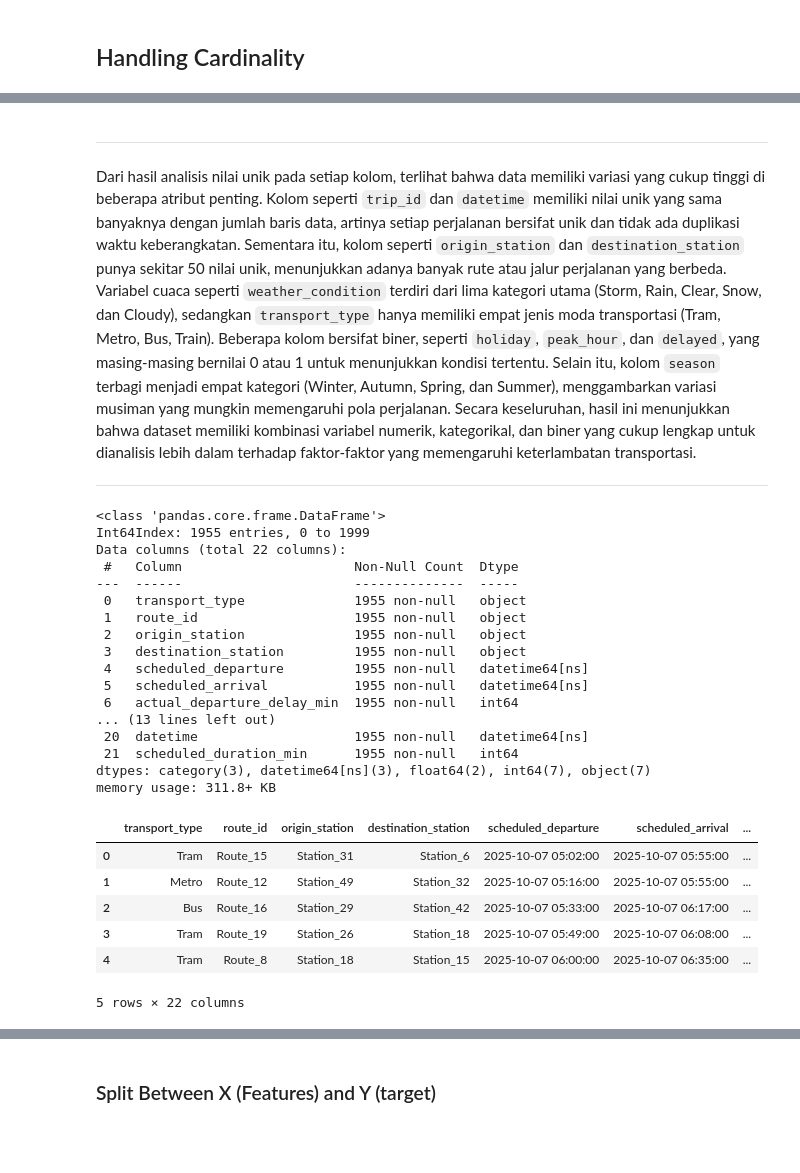
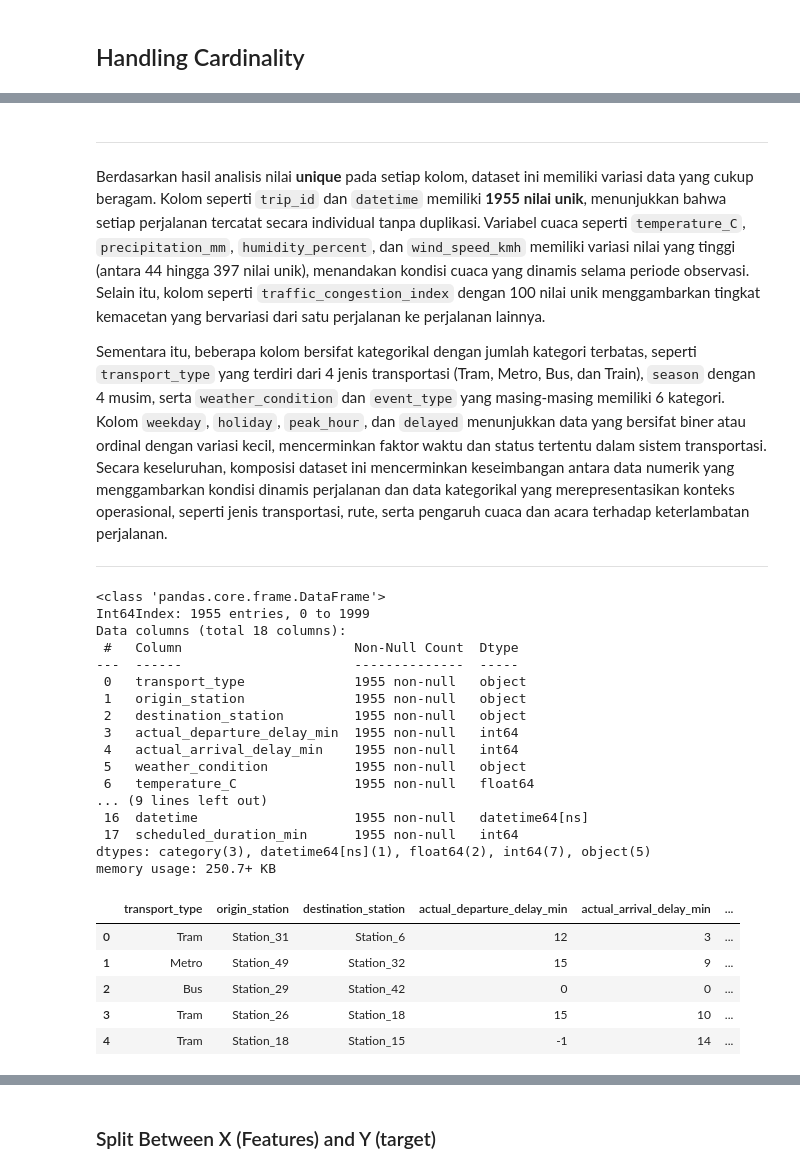
Before and after one commit to febrianaanggita/P2FINAL_PROJECT, a Jupyter notebook: Regres.ipynb, the cells around one changed output, grey strips where cells are left out. Drawn from its saved outputs; the diff is of its cells as text; code cells hidden in the pictures; blank space fills up the shorter version.

```diff
--- a/Regres.ipynb
+++ b/Regres.ipynb
@@ -130,0 +157,16 @@ df.head()
+# %%
+# Pastikan kolom sudah jadi datetime
+df['scheduled_departure'] = pd.to_datetime(df['scheduled_departure'])
+df['scheduled_arrival'] = pd.to_datetime(df['scheduled_arrival'])
+
+# Buat kolom baru untuk selisih waktu (dalam menit)
+df['scheduled_duration_min'] = (df['scheduled_arrival'] - df['scheduled_departure']).dt.total_seconds() / 60
+
+# Ganti nilai negatif jadi NaN
+df.loc[df['scheduled_duration_min'] <= 0, 'scheduled_duration_min'] = np.nan
+
+# Hapus kolom lama
+df.drop(columns=['scheduled_arrival', 'scheduled_departure'], inplace=True)
+
+# Tampilkan hasil awal
+df.head()
@@ -200,7 +250,7 @@ scheduled_duration_min        0
 dtype: int64
 # %%
 # Bulatkan hasilnya dan ubah ke int64
-df.loc[:, 'scheduled_duration_min'] = df['scheduled_duration_min'].round(0).astype('int64')
+df['scheduled_duration_min'] = df['scheduled_duration_min'].round(0).astype('int64')
 # %%
 # Pengecekan data Duplikat
 df.duplicated().sum()
@@ -292,50 +345,52 @@ display(cardinality)
 # %% [markdown]
 ---
-Dari hasil analisis nilai unik pada setiap kolom, terlihat bahwa data memiliki variasi yang cukup tinggi di beberapa atribut penting. Kolom seperti `trip_id` dan `datetime` memiliki nilai unik yang sama banyaknya dengan jumlah baris data, artinya setiap perjalanan bersifat unik dan tidak ada duplikasi waktu keberangkatan. Sementara itu, kolom seperti `origin_station` dan `destination_station` punya sekitar 50 nilai unik, menunjukkan adanya banyak rute atau jalur perjalanan yang berbeda. Variabel cuaca seperti `weather_condition` terdiri dari lima kategori utama (Storm, Rain, Clear, Snow, dan Cloudy), sedangkan `transport_type` hanya memiliki empat jenis moda transportasi (Tram, Metro, Bus, Train). Beberapa kolom bersifat biner, seperti `holiday`, `peak_hour`, dan `delayed`, yang masing-masing bernilai 0 atau 1 untuk menunjukkan kondisi tertentu. Selain itu, kolom `season` terbagi menjadi empat kategori (Winter, Autumn, Spring, dan Summer), menggambarkan variasi musiman yang mungkin memengaruhi pola perjalanan. Secara keseluruhan, hasil ini menunjukkan bahwa dataset memiliki kombinasi variabel numerik, kategorikal, dan biner yang cukup lengkap untuk dianalisis lebih dalam terhadap faktor-faktor yang memengaruhi keterlambatan transportasi.
+Berdasarkan hasil analisis nilai **unique** pada setiap kolom, dataset ini memiliki variasi data yang cukup beragam. Kolom seperti `trip_id` dan `datetime` memiliki **1955 nilai unik**, menunjukkan bahwa setiap perjalanan tercatat secara individual tanpa duplikasi. Variabel cuaca seperti `temperature_C`, `precipitation_mm`, `humidity_percent`, dan `wind_speed_kmh` memiliki variasi nilai yang tinggi (antara 44 hingga 397 nilai unik), menandakan kondisi cuaca yang dinamis selama periode observasi. Selain itu, kolom seperti `traffic_congestion_index` dengan 100 nilai unik menggambarkan tingkat kemacetan yang bervariasi dari satu perjalanan ke perjalanan lainnya.
+
+Sementara itu, beberapa kolom bersifat kategorikal dengan jumlah kategori terbatas, seperti `transport_type` yang terdiri dari 4 jenis transportasi (Tram, Metro, Bus, dan Train), `season` dengan 4 musim, serta `weather_condition` dan `event_type` yang masing-masing memiliki 6 kategori. Kolom `weekday`, `holiday`, `peak_hour`, dan `delayed` menunjukkan data yang bersifat biner atau ordinal dengan variasi kecil, mencerminkan faktor waktu dan status tertentu dalam sistem transportasi. Secara keseluruhan, komposisi dataset ini mencerminkan keseimbangan antara data numerik yang menggambarkan kondisi dinamis perjalanan dan data kategorikal yang merepresentasikan konteks operasional, seperti jenis transportasi, rute, serta pengaruh cuaca dan acara terhadap keterlambatan perjalanan.
+
 
 
 ---
 # %%
 # Kolom kategori (diskrit/biner)
 cat_cols = ['holiday', 'peak_hour', 'weekday']
 df[cat_cols] = df[cat_cols].astype('category')
 
 # Kolom numerik (kontinu)
 num_cols = [
     'actual_departure_delay_min', 'temperature_C', 'humidity_percent',
     'wind_speed_kmh', 'precipitation_mm', 'event_attendance_est',
     'traffic_congestion_index', 'scheduled_duration_min'
 ]
 
 # Drop kolom ID karena tidak memiliki makna prediktif
-drop_cols = ['trip_id', 'delayed' ]
+drop_cols = ['trip_id', 'delayed', 'route_id', 'event_type' ]
 df.drop(columns=drop_cols, inplace=True)
 
 # Cek ulang hasil
 df.info()
 df.head()
 # %% [output]
 <class 'pandas.core.frame.DataFrame'>
 Int64Index: 1955 entries, 0 to 1999
-Data columns (total 22 columns):
+Data columns (total 18 columns):
  #   Column                      Non-Null Count  Dtype
 ---  ------                      --------------  -----
  0   transport_type              1955 non-null   object
- 1   route_id                    1955 non-null   object
- 2   origin_station              1955 non-null   object
- 3   destination_station         1955 non-null   object
- 4   scheduled_departure         1955 non-null   datetime64[ns]
- 5   scheduled_arrival           1955 non-null   datetime64[ns]
- 6   actual_departure_delay_min  1955 non-null   int64
-... (13 lines left out)
- 20  datetime                    1955 non-null   datetime64[ns]
- 21  scheduled_duration_min      1955 non-null   int64
-dtypes: category(3), datetime64[ns](3), float64(2), int64(7), object(7)
-memory usage: 311.8+ KB
+ 1   origin_station              1955 non-null   object
+ 2   destination_station         1955 non-null   object
+ 3   actual_departure_delay_min  1955 non-null   int64
+ 4   actual_arrival_delay_min    1955 non-null   int64
+ 5   weather_condition           1955 non-null   object
+ 6   temperature_C               1955 non-null   float64
+... (9 lines left out)
+ 16  datetime                    1955 non-null   datetime64[ns]
+ 17  scheduled_duration_min      1955 non-null   int64
+dtypes: category(3), datetime64[ns](1), float64(2), int64(7), object(5)
+memory usage: 250.7+ KB
-|  | transport_type | route_id | origin_station | destination_station | scheduled_departure | scheduled_arrival | ... |
-| 0 | Tram | Route_15 | Station_31 | Station_6 | 2025-10-07 05:02:00 | 2025-10-07 05:55:00 | ... |
-| 1 | Metro | Route_12 | Station_49 | Station_32 | 2025-10-07 05:16:00 | 2025-10-07 05:55:00 | ... |
-| 2 | Bus | Route_16 | Station_29 | Station_42 | 2025-10-07 05:33:00 | 2025-10-07 06:17:00 | ... |
-| 3 | Tram | Route_19 | Station_26 | Station_18 | 2025-10-07 05:49:00 | 2025-10-07 06:08:00 | ... |
-| 4 | Tram | Route_8 | Station_18 | Station_15 | 2025-10-07 06:00:00 | 2025-10-07 06:35:00 | ... |
+|  | transport_type | origin_station | destination_station | actual_departure_delay_min | actual_arrival_delay_min | ... |
+| 0 | Tram | Station_31 | Station_6 | 12 | 3 | ... |
+| 1 | Metro | Station_49 | Station_32 | 15 | 9 | ... |
+| 2 | Bus | Station_29 | Station_42 | 0 | 0 | ... |
+| 3 | Tram | Station_26 | Station_18 | 15 | 10 | ... |
+| 4 | Tram | Station_18 | Station_15 | -1 | 14 | ... |
-5 rows × 22 columns
```
Also changed, not shown: parts of 49 cells of this notebook.
